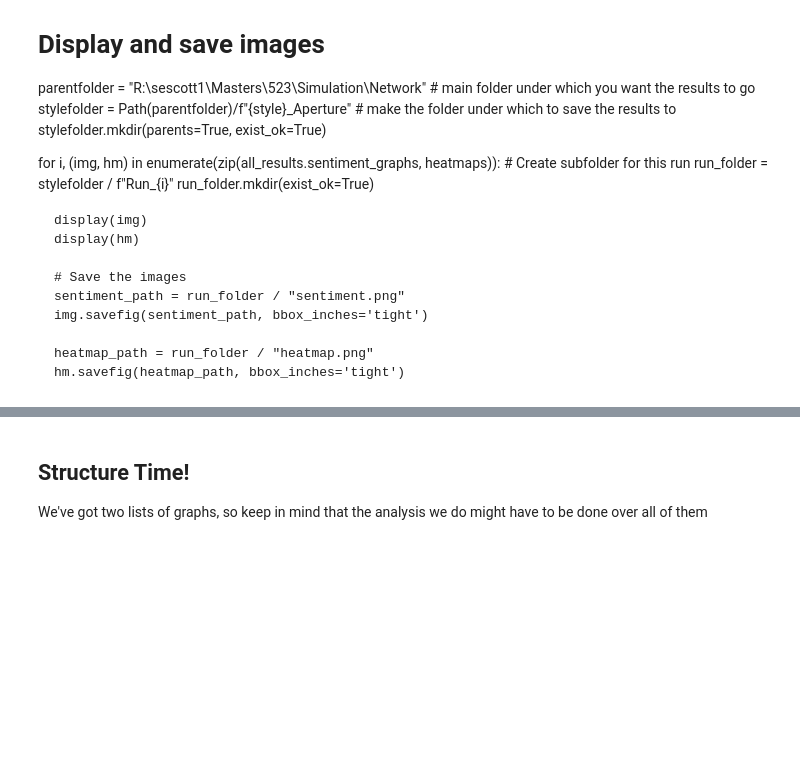
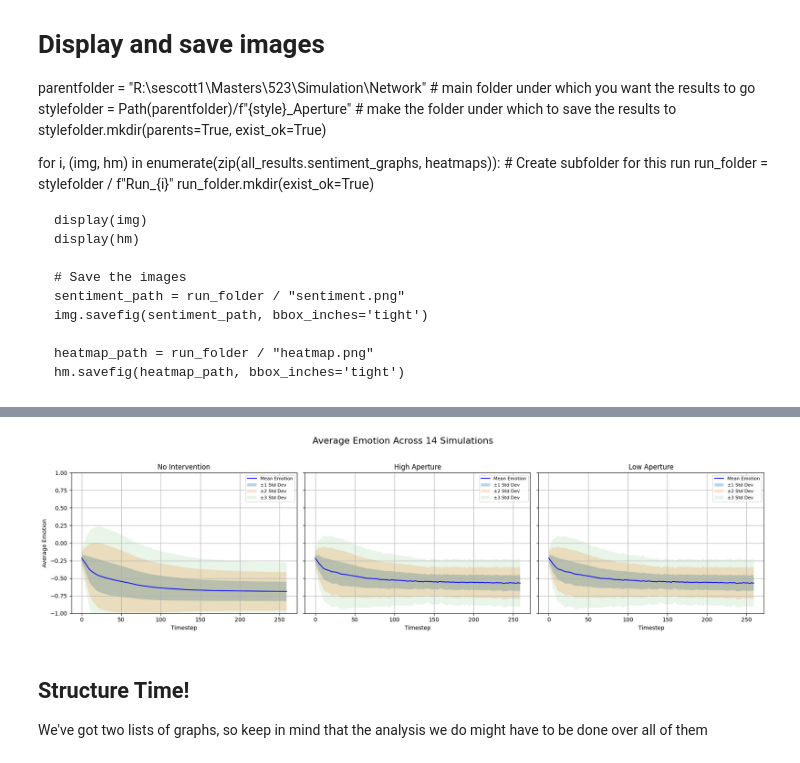
Before and after one commit to pajarito95/Emotion-Contagion, a Jupyter notebook: abm_emotion_contagion_analysis.ipynb, the cells around one changed output, grey strips where cells are left out. Saved outputs shown, nothing was run; the diff lists cells and outputs as text; code cells hidden in the pictures; blank space fills up the shorter version.

```diff
--- a/abm_emotion_contagion_analysis.ipynb
+++ b/abm_emotion_contagion_analysis.ipynb
@@ -500,0 +220,41 @@ plt.show()
+# %%
+def plot_all_styles_emotion(df_list, style_names, runs, max_std=3):
+    """
+    Plot average emotion with ±1, ±2, ±3 std deviations for multiple styles in subplots.
+
+    df_list : list of DataFrames [dfWithout, dfHigh, dfLow]
+    style_names : list of strings ["No Intervention", "High Aperture", "Low Aperture"]
+    """
+    n_styles = len(df_list)
+    fig, axes = plt.subplots(1, n_styles, figsize=(18, 5), sharey=True)
+
+    alphas = [0.3, 0.2, 0.1]
+
+    for ax, df, style in zip(axes, df_list, style_names):
+        mean_emotion = df.iloc[:, 1:].mean(axis=1)
+        std_emotion = df.iloc[:, 1:].std(axis=1)
+
+        ax.plot(df.index, mean_emotion, label="Mean Emotion", color='blue')
+
+        for i in range(1, max_std+1):
+            ax.fill_between(df.index,
+                            mean_emotion - i*std_emotion,
+                            mean_emotion + i*std_emotion,
+                            alpha=alphas[i-1],
+                            label=f"±{i} Std Dev")
+
+        ax.set_title(style)
+        ax.set_xlabel("Timestep")
+        ax.grid(True)
+        if ax == axes[0]:
+            ax.set_ylabel("Average Emotion")
+        ax.set_ylim(-1, 1)
+        ax.legend(loc='upper right', fontsize=8)
+
+    plt.suptitle(f"Average Emotion Across {runs} Simulations", fontsize=16)
+    plt.tight_layout(rect=[0, 0, 1, 0.95])
+    plt.show()
+
+plot_all_styles_emotion([dfWithout, dfHigh, dfLow], styles, runs)
+# %% [output]
+[figure, added]
```
Also changed, not shown: parts of 43 cells of this notebook.
